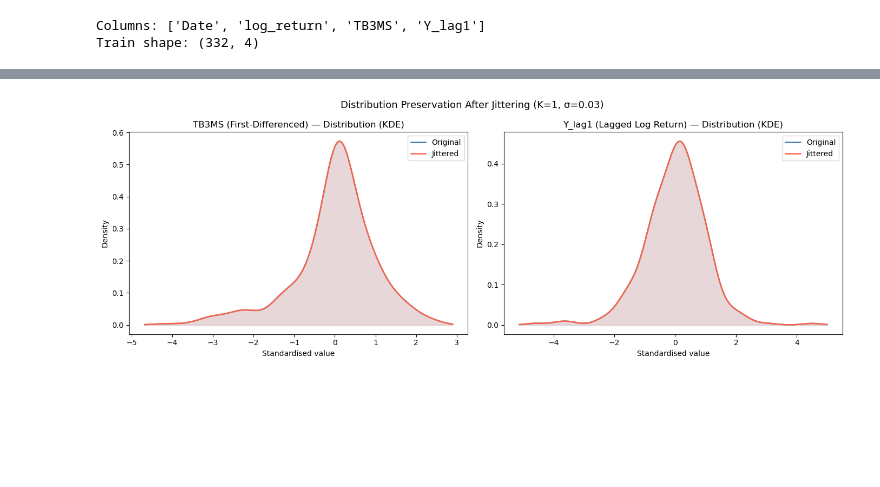
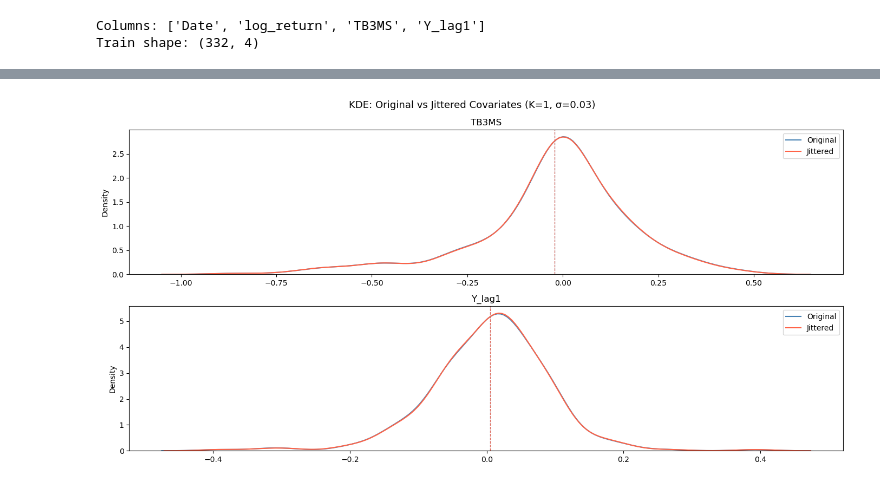
Before and after one commit to Meowth239/dse4101-project, a Jupyter notebook: data/jittering.ipynb, the cells around one changed output, grey strips where cells are left out. Saved outputs shown, nothing was run; the diff lists cells and outputs as text; code cells hidden in the pictures; blank space fills up the shorter version.

```diff
--- a/data/jittering.ipynb
+++ b/data/jittering.ipynb
@@ -172,17 +154,17 @@ dtype: float64
 # %%
-# add lag Y to covariates (for jittering)
+# add lag Y to covariates (for jittering lagged Y while keeping target col clean)
 def add_lag(df):
     df = df.copy()
     df['Y_lag1'] = df['log_return'].shift(1)
     df = df.dropna().reset_index(drop=True)  # drops first row where lag is NaN
     return df
 
-train_scaled = add_lag(train_scaled)
-val_scaled   = add_lag(val_scaled)
-test_scaled  = add_lag(test_scaled)
+train_wlags = add_lag(train_df)
+val_wlags   = add_lag(val_df)
+test_wlags  = add_lag(test_df)
 
-print("Columns:", train_scaled.columns.tolist())
-print("Train shape:", train_scaled.shape)
+print("Columns:", train_wlags.columns.tolist())
+print("Train shape:", train_wlags.shape)
 # %% [output]
 Columns: ['Date', 'log_return', 'TB3MS', 'Y_lag1']
 Train shape: (332, 4)
@@ -213,2 +242,7 @@ Augmented train size: 664  (2x)
+# %%
+# inspect jittered data
+full_augmented = pd.read_csv("train_augmented.csv", parse_dates=['Date'])
+plot_augmented = train_augmented[train_augmented['sample_id']==1].copy() # inspect first jittered sample
+plot_augmented = plot_augmented.drop(columns=['sample_id'])
 # %%
 # plot jittered data
@@ -238,26 +273,27 @@ plt.show()
 # %%
-from scipy.stats import gaussian_kde
+plot_cols = train_wlags.columns.difference(['Date', 'log_return']).tolist()
 
-fig, axes = plt.subplots(1, 2, figsize=(14, 5))
+fig, axes = plt.subplots(len(plot_cols), 1, figsize=(14, 3.5 * len(plot_cols)), sharex=False)
 
-for ax, col, title in zip(axes, plot_cols, titles):
-    orig     = train_scaled[col].values
-    jittered = train_augmented.iloc[:len(train_scaled)][col].values
+if len(plot_cols) == 1:
+    axes = [axes]
 
-    for values, label, color in [(orig,     'Original', 'steelblue'),
-                                  (jittered, 'Jittered', 'tomato')]:
-        kde = gaussian_kde(values)
-        x   = np.linspace(values.min() - 0.5, values.max() + 0.5, 300)
-        ax.plot(x, kde(x), label=label, color=color, linewidth=1.8)
-        ax.fill_between(x, kde(x), alpha=0.15, color=color)
+for ax, col in zip(axes, plot_cols):
+    orig = train_wlags[col].dropna().values
+    jittered = plot_augmented.iloc[:len(train_wlags)][col].dropna().values
 
-    ax.set_title(f'{title} — Distribution (KDE)')
+    sns.kdeplot(orig, ax=ax, label='Original', color='steelblue', linewidth=1.5)
+    sns.kdeplot(jittered, ax=ax, label='Jittered', color='tomato', linewidth=1.5)
+
+    ax.axvline(np.mean(orig), color='steelblue', linestyle='--', linewidth=0.9, alpha=0.8)
+    ax.axvline(np.mean(jittered), color='tomato', linestyle='--', linewidth=0.9, alpha=0.8)
+
+    ax.set_title(col)
     ax.set_ylabel('Density')
-    ax.set_xlabel('Standardised value')
     ax.legend()
 
-plt.suptitle('Distribution Preservation After Jittering (K=1, σ=0.03)', fontsize=13)
+plt.suptitle('KDE: Original vs Jittered Covariates (K=1, σ=0.03)', fontsize=13)
 plt.tight_layout()
 plt.show()
 # %% [output]
-[figure, old version]
+[figure, new version]
```
Also changed, not shown: parts of 16 cells of this notebook, 4 other files.
